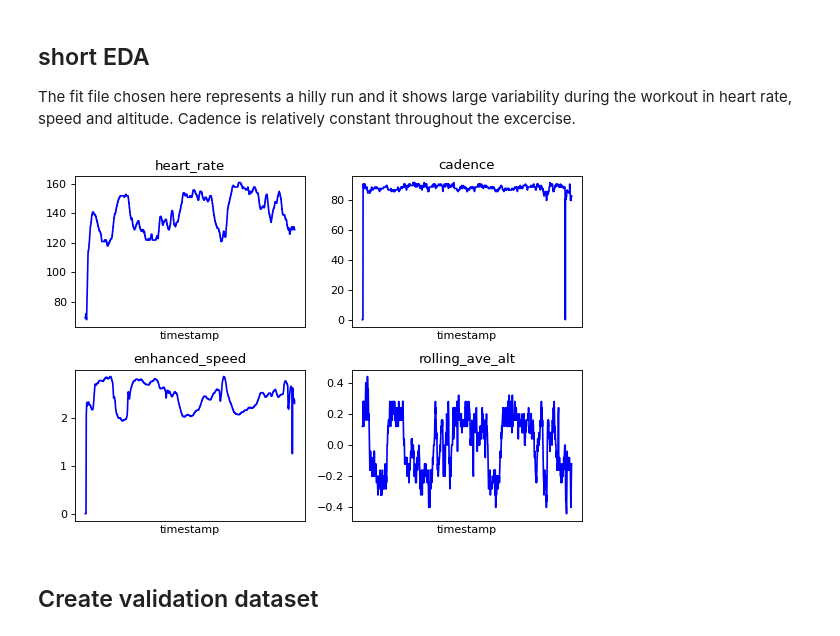
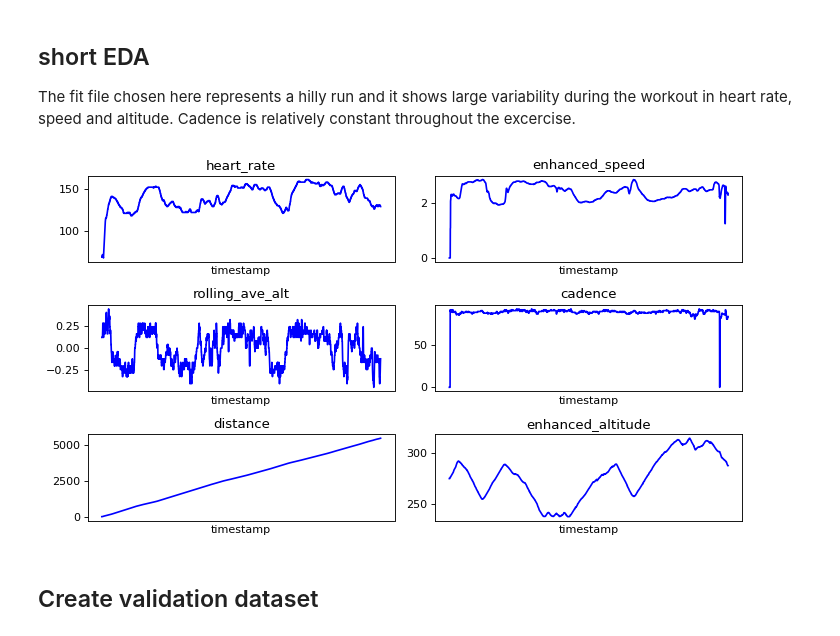
Before and after one commit to rikluost/athlete_hr_predict, a Jupyter notebook: 10_generator_and_model.ipynb, the cells around one changed output. Cells and saved outputs as stored; diff of their text form; code cells hidden in the pictures.

```diff
--- a/10_generator_and_model.ipynb
+++ b/10_generator_and_model.ipynb
@@ -15,7 +15,11 @@ import numpy as np
 import tensorflow as tf
 from tensorflow import keras
 
-model_features =  ["heart_rate", "cadence","enhanced_speed","rolling_ave_alt"]
+#select the predictors for the model:
+eda_model_features =  ["heart_rate", "enhanced_speed","rolling_ave_alt", "cadence", "distance", "enhanced_altitude"] #  cadence, enhanced_altitude, distance, heart_rate, enhanced_speed, rolling_ave_alt
+
+#select the predictors for the model:
+model_features =  ["heart_rate", "enhanced_speed","rolling_ave_alt"] #  cadence, altitude, distance, heart_rate, enhanced_speed, rolling_ave_alt
 fit_path = "/home/riku/projects/athlet_hr_predict/fit_file_csv"
 os.chdir(fit_path)
 # %%
@@ -68,30 +72,30 @@ def denormalize_hr(data):
 
 The fit file chosen here represents a hilly run and it shows large variability during the workout in heart rate, speed and altitude. Cadence is relatively constant throughout the excercise.
 # %%
-eda_example = pd.read_csv(fit_path+'/RUN_2021-08-26-07-15-23.fit.csv', index_col='timestamp')[model_features]
+eda_example = pd.read_csv(fit_path+'/RUN_2021-08-26-07-15-23.fit.csv', index_col='timestamp')[eda_model_features]
 
 def show_raw_visualization(data):
     time_data = data.index
     fig, axes = plt.subplots(
-        nrows=2, ncols=2, figsize=(7, 5), dpi=80, facecolor="w", edgecolor="k"
+        nrows=int(len(eda_model_features)/2+0.5), ncols=2, figsize=(9, 5), dpi=80, facecolor="w", edgecolor="k"
     )
-    for i in range(4):
-        key = model_features[i]
+    for i in range(len(eda_model_features)):
+        key = eda_model_features[i]
         t_data = data[key]
         t_data.index = time_data
         t_data.head()
         ax = t_data.plot(
             ax=axes[i // 2, i % 2],
             color='b',
             title="{}".format(key),
             rot=25,
         )
         ax.set_xticks([])
     plt.tight_layout()
 
 show_raw_visualization(eda_example)
 # %% [output]
-[figure, old version]
+[figure, new version]
 # %% [markdown]
 ## Create validation dataset
 # %%
```
Also changed, not shown: parts of 11 cells of this notebook, 1 other file.
